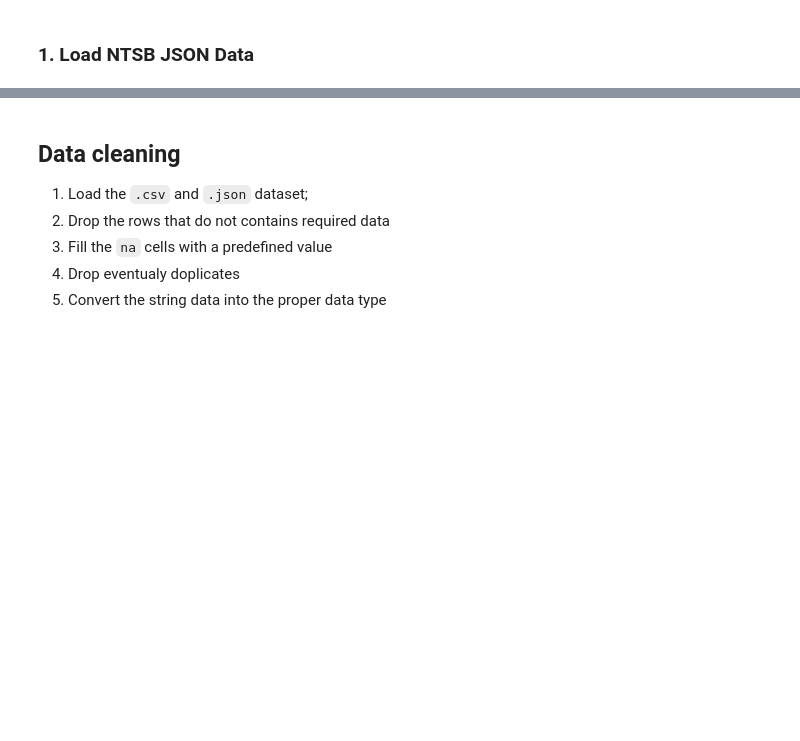
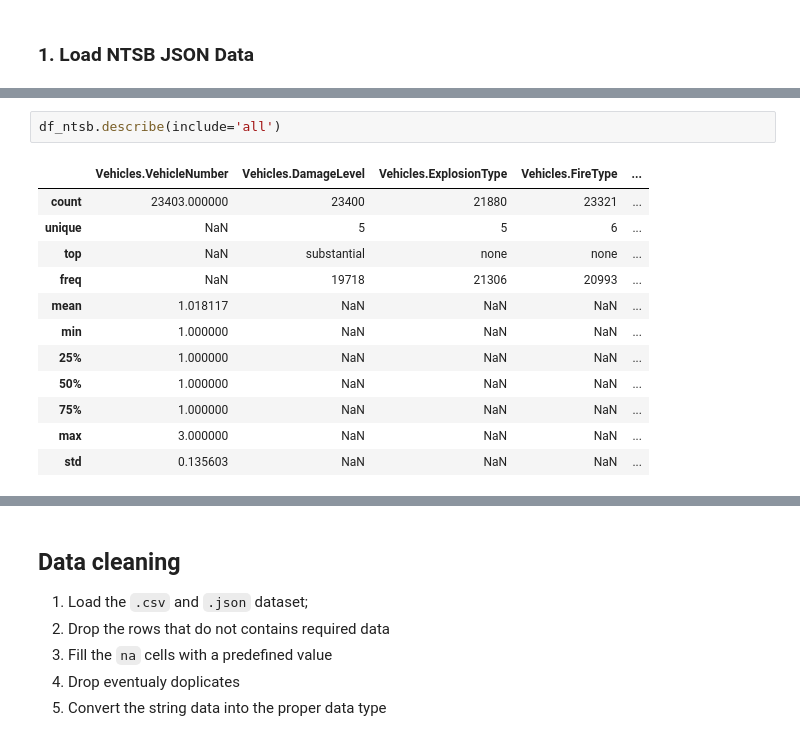
Before and after one commit to tratom/fcul-ipai-project, a Jupyter notebook: project.ipynb, the cells around one changed output, grey strips where cells are left out. Saved outputs shown, nothing was run; the diff lists cells and outputs as text; blank space fills up the shorter version.

```diff
--- a/project.ipynb
+++ b/project.ipynb
@@ -94,0 +155,15 @@ memory usage: 5.0+ MB
+# %%
+df_ntsb.describe(include='all')
+# %% [output]
+|  | Vehicles.VehicleNumber | Vehicles.DamageLevel | Vehicles.ExplosionType | Vehicles.FireType | ... |
+| count | 23403.000000 | 23400 | 21880 | 23321 | ... |
+| unique | NaN | 5 | 5 | 6 | ... |
+| top | NaN | substantial | none | none | ... |
+| freq | NaN | 19718 | 21306 | 20993 | ... |
+| mean | 1.018117 | NaN | NaN | NaN | ... |
+| min | 1.000000 | NaN | NaN | NaN | ... |
+| 25% | 1.000000 | NaN | NaN | NaN | ... |
+| 50% | 1.000000 | NaN | NaN | NaN | ... |
+| 75% | 1.000000 | NaN | NaN | NaN | ... |
+| max | 3.000000 | NaN | NaN | NaN | ... |
+| std | 0.135603 | NaN | NaN | NaN | ... |
```
Also changed, not shown: parts of 7 cells of this notebook, 1 other file.
